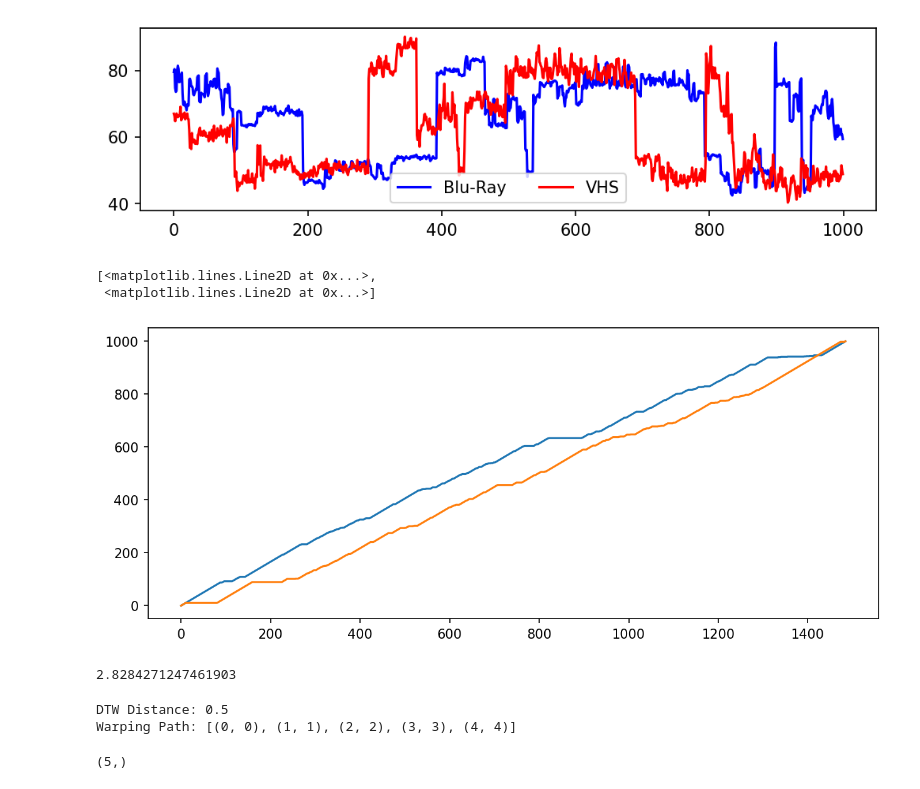
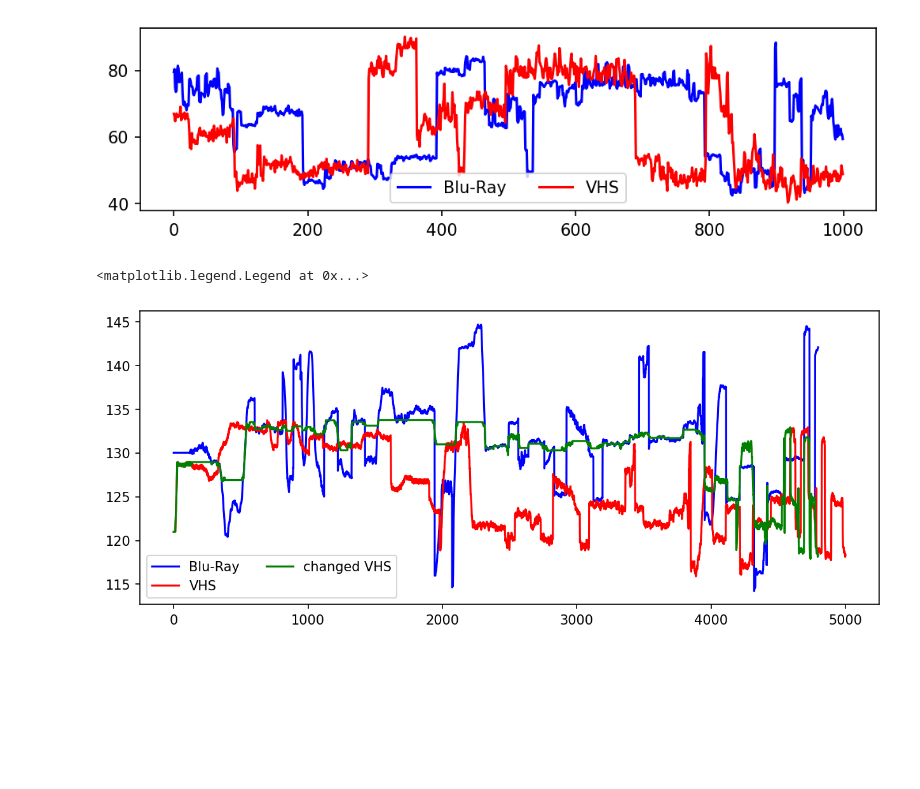
Before and after one commit to GeneralWatt/heidi-language-sync, a Jupyter notebook: Heidi.ipynb, the cells around one changed output. Drawn from its saved outputs; the diff is of its cells as text; code cells hidden in the pictures; blank space fills up the shorter version.

Commit message:
Using fastdtw now, but I should make it more simple.

```diff
--- a/Heidi.ipynb
+++ b/Heidi.ipynb
@@ -200,55 +197,22 @@ plt.legend(ncol=2)
 <matplotlib.legend.Legend at 0x...>
 [figure]
 # %%
+br_sig = convert_2_1D_signal_mpi(br_frames)
+vhs_sig = convert_2_1D_signal_mpi(vhs_frames)
 # DTW alignment
-distance, path = fastdtw(niel, hanno, dist=scalar_distance)
+distance, path = fastdtw(br_sig, vhs_sig, dist=scalar_distance)
 
 # Extract aligned indices
-path_sig1, path_sig2 = zip(*path)
-#
-# Warp sig2 to sig1's time base
-aligned_sig2 = np.interp(np.arange(len(niel)), path_sig1, [hanno[i] for i in path_sig2])
+path_br, path_vhs = zip(*path)
+
+# Use interpolation to warp sig2 to sig1
+aligned_vhs = np.interp(np.arange(len(br_sig)), path_br, vhs_sig[list(path_vhs)])
 # %%
 plt.figure(figsize=(10,4))
-# plt.plot(niel,color='b',label="Blu-Ray")
-# # plt.plot(hanno,color='r',label="VHS")
-# plt.plot(aligned_sig2,color='g',label="changed VHS")
-# plt.legend(ncol=2)
-
-plt.plot(path)
+plt.plot(br_sig,color='b',label="Blu-Ray")
+plt.plot(vhs_sig,color='r',label="VHS")
+plt.plot(aligned_vhs,color='g',label="changed VHS")
+plt.legend(ncol=2)
 # %% [output]
-[<matplotlib.lines.Line2D at 0x...>,
- <matplotlib.lines.Line2D at 0x...>]
+<matplotlib.legend.Legend at 0x...>
-[figure, old version]
+[figure, new version]
-# %%
-x = np.array([[1,1], [2,2], [3,3], [4,4], [5,5]])
-y = np.array([[2,2], [3,3], [4,4]])
-distance, path = fastdtw(x, y, dist=scalar_distance )
-print(distance)
-# %% [output]
-2.8284271247461903
-# %%
-# Scalar-compatible distance
-def scalar_distance(x, y):
-    return abs(x - y)
-
-# Example time series
-series_a = [1, 2, 3, 4, 5]
-series_b = [1, 2, 2.5, 4, 5]
-
-# Ensure 1D numpy arrays
-series_a = np.asarray(series_a)
-series_b = np.asarray(series_b)
-
-# Compute DTW
-distance, path = fastdtw(series_a, series_b, dist=scalar_distance)
-
-print(f"DTW Distance: {distance}")
-print(f"Warping Path: {path}")
-# %% [output]
-DTW Distance: 0.5
-Warping Path: [(0, 0), (1, 1), (2, 2), (3, 3), (4, 4)]
-# %%
-series_a.shape
-# %% [output]
-(5,)
```
Also changed, not shown: parts of 2 cells of this notebook.
